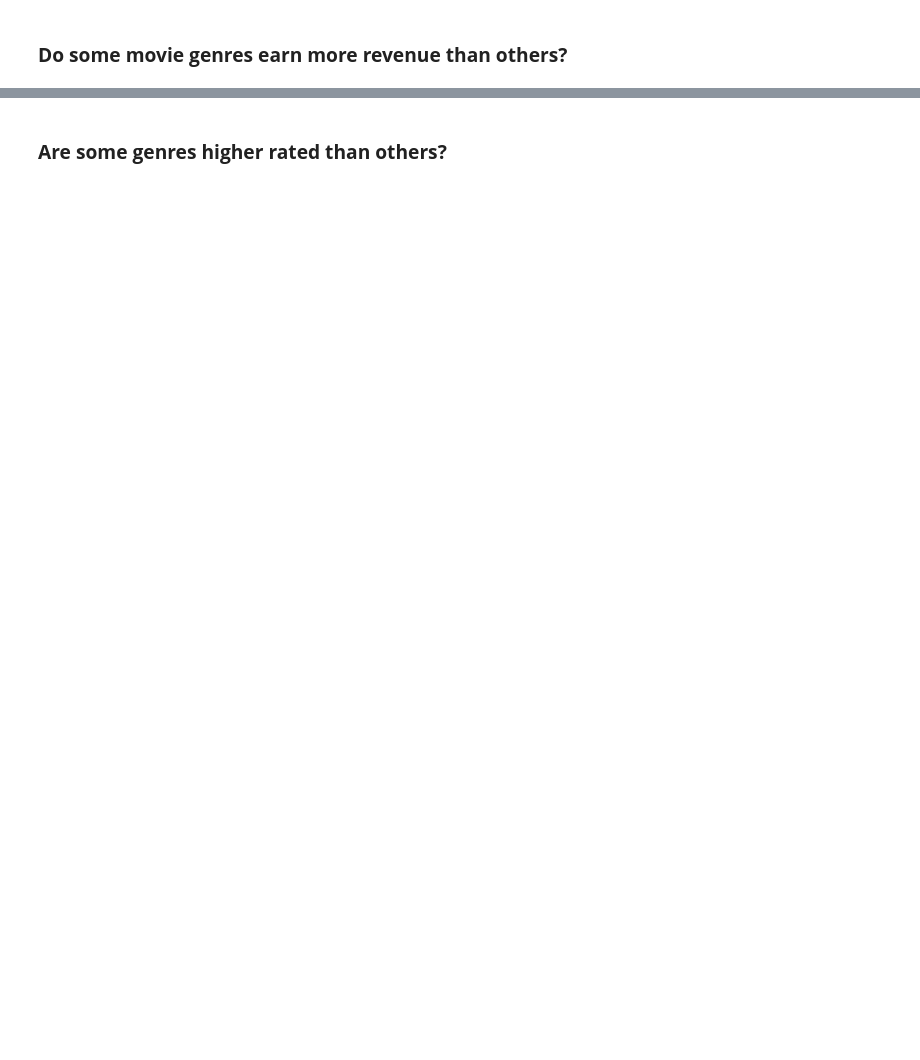
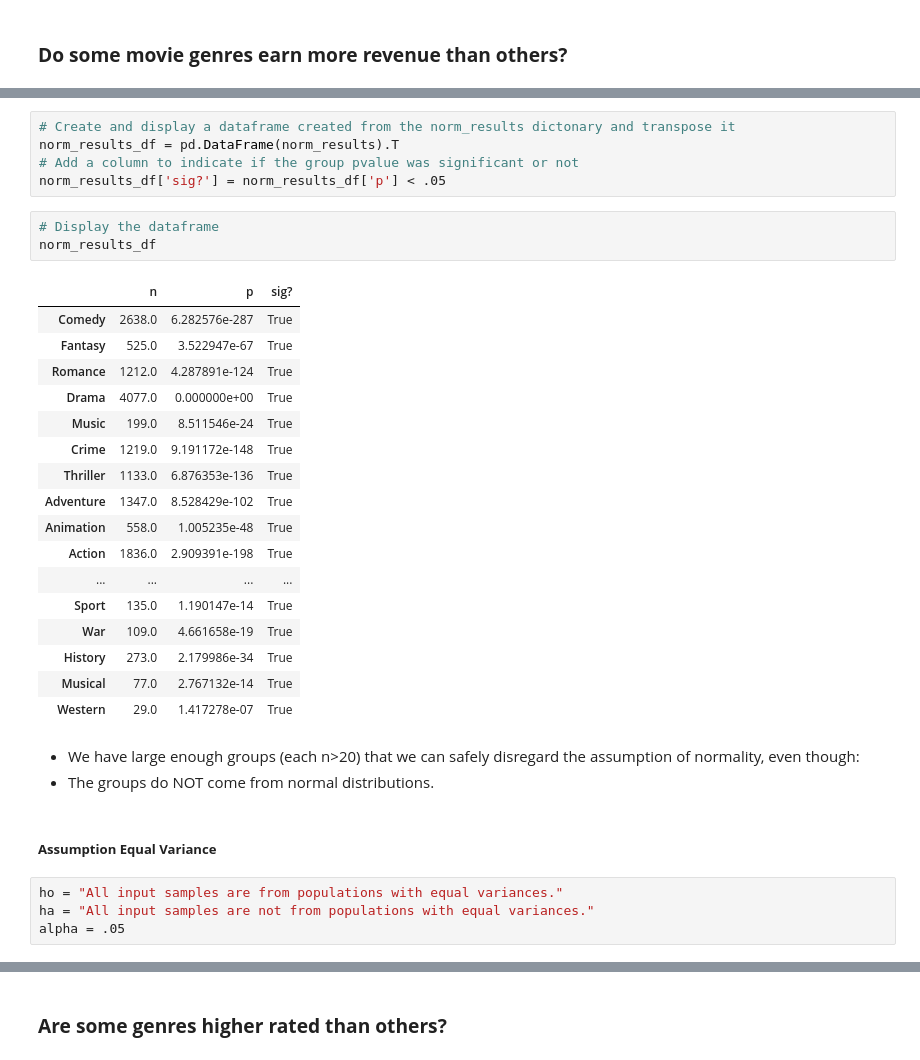
Before and after one commit to YBilodeau/Movie-Production-Business-Analysis, a Jupyter notebook: Phase 4 - Hypothesis Testing.ipynb, the cells around one changed output, grey strips where cells are left out. Saved outputs shown, nothing was run; the diff lists cells and outputs as text; blank space fills up the shorter version.

```diff
--- a/Phase 4 - Hypothesis Testing.ipynb
+++ b/Phase 4 - Hypothesis Testing.ipynb
@@ -232,0 +406,35 @@ sns.barplot(data=df, x='certification', y='revenue', ci=68);
+# %%
+# Create and display a dataframe created from the norm_results dictonary and transpose it
+norm_results_df = pd.DataFrame(norm_results).T
+# Add a column to indicate if the group pvalue was significant or not
+norm_results_df['sig?'] = norm_results_df['p'] < .05
+# %%
+# Display the dataframe
+norm_results_df
+# %% [output]
+|  | n | p | sig? |
+| Comedy | 2638.0 | 6.282576e-287 | True |
+| Fantasy | 525.0 | 3.522947e-67 | True |
+| Romance | 1212.0 | 4.287891e-124 | True |
+| Drama | 4077.0 | 0.000000e+00 | True |
+| Music | 199.0 | 8.511546e-24 | True |
+| Crime | 1219.0 | 9.191172e-148 | True |
+| Thriller | 1133.0 | 6.876353e-136 | True |
+| Adventure | 1347.0 | 8.528429e-102 | True |
+| Animation | 558.0 | 1.005235e-48 | True |
+| Action | 1836.0 | 2.909391e-198 | True |
+| ... | ... | ... | ... |
+| Sport | 135.0 | 1.190147e-14 | True |
+| War | 109.0 | 4.661658e-19 | True |
+| History | 273.0 | 2.179986e-34 | True |
+| Musical | 77.0 | 2.767132e-14 | True |
+| Western | 29.0 | 1.417278e-07 | True |
+# %% [markdown]
+- We have large enough groups (each n>20) that we can safely disregard the assumption of normality, even though:
+- The groups do NOT come from normal distributions.
+# %% [markdown]
+##### **Assumption Equal Variance**
+# %%
+ho = "All input samples are from populations with equal variances."
+ha = "All input samples are not from populations with equal variances."
+alpha = .05
```
Also changed, not shown: parts of 43 cells of this notebook.
